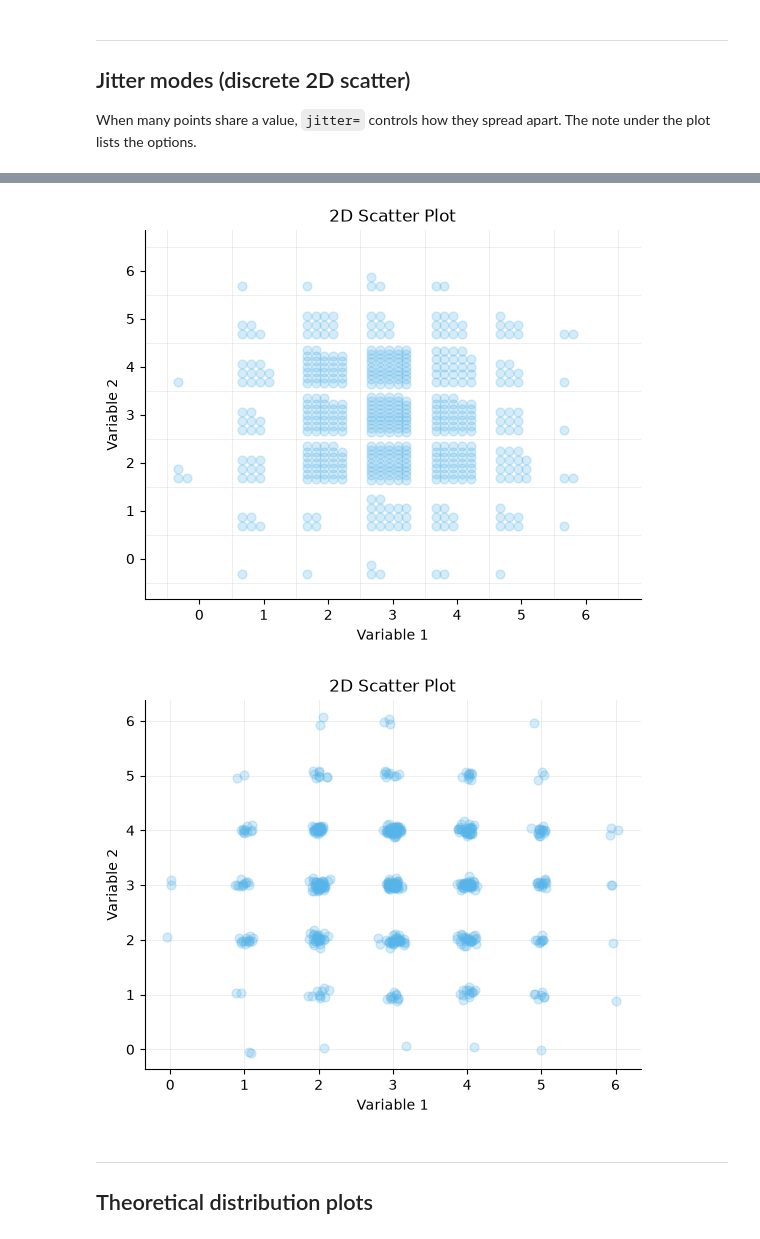
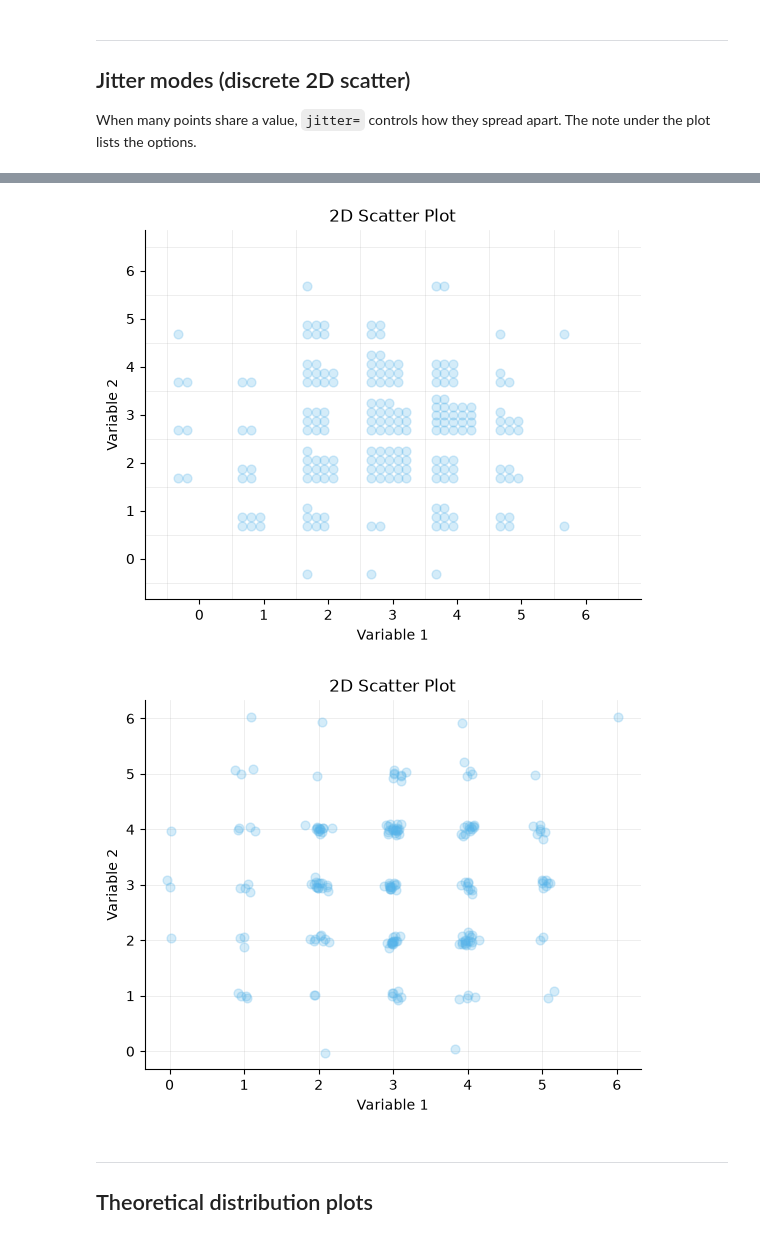
Before and after one commit to calpoly-symbulate/symbulate, a Jupyter notebook: team/graphics_gallery.ipynb, the cells around one changed output, grey strips where cells are left out. Saved outputs shown, nothing was run; the diff lists cells and outputs as text; code cells hidden in the pictures.

```diff
--- a/team/graphics_gallery.ipynb
+++ b/team/graphics_gallery.ipynb
@@ -189,11 +189,11 @@ Other Jitter Options: jitter="bins" (points sharing a value fill that value's bo
 # %%
-RV(Binomial(6, 0.5) ** 2).sim(500).plot(type='scatter', jitter='bins', suggest=False)
+RV(Binomial(6, 0.5) ** 2).sim(200).plot(type='scatter', jitter='bins', suggest=False)
 # %% [output]
-[figure, old version]
+[figure, new version]
 # %%
-RV(Binomial(6, 0.5) ** 2).sim(500).plot(type='scatter', jitter='random', suggest=False)
+RV(Binomial(6, 0.5) ** 2).sim(200).plot(type='scatter', jitter='random', suggest=False)
 # %% [output]
-[figure, old version]
+[figure, new version]
 # %% [markdown]
 ---
 ## Theoretical distribution plots
```
Also changed, not shown: parts of 1 cell of this notebook, 4 other files.
